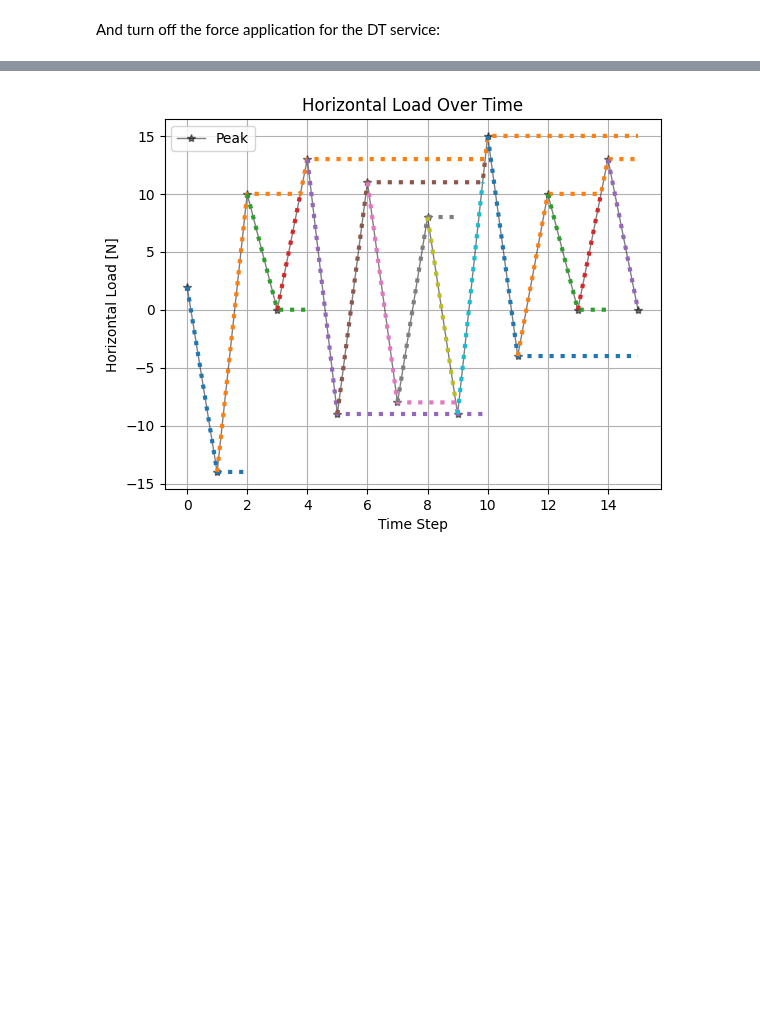
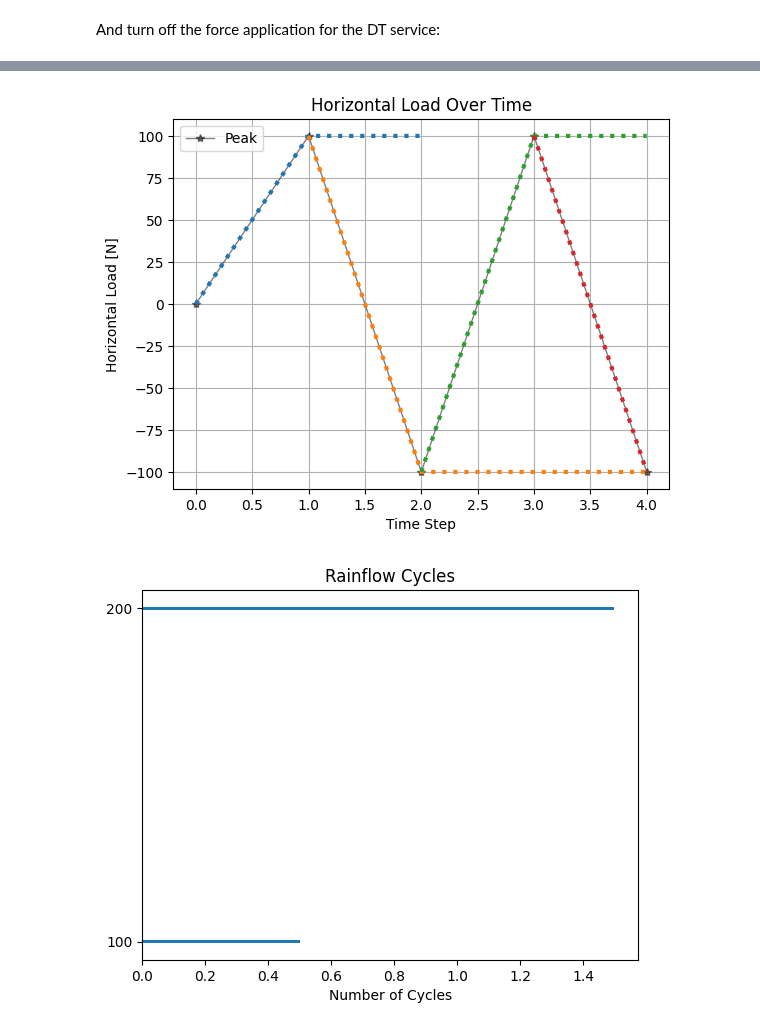
Before and after one commit to Lonthre/hybrid-test-bench, a Jupyter notebook: PT_emulator.ipynb, the cells around one changed output, grey strips where cells are left out. Cells and saved outputs as stored; diff of their text form; code cells hidden in the pictures; blank space fills up the shorter version.

```diff
--- a/PT_emulator.ipynb
+++ b/PT_emulator.ipynb
@@ -943,6 +950,7 @@ import matplotlib.pyplot as plt
 plt.set_loglevel(level='warning')
 
 peaks = [2, -14, 10, 0, 13, -9, 11, -8, 8, -9, 15, -4, 10, 0, 13, 0]
+peaks = [0, 100, -100, 100, -100]
 # Create an instance of the RFCA class and run the counter
 
 rfca = RFCA.RFCA(peaks)
@@ -957,4 +965,5 @@ print(cycles)
 print(sum([cycle[1] for cycle in cycles]))
 
 rfca.plot_flows()
+rfca.plot_cycles()
 # %% [output]
@@ -965 +980,2 @@ rfca.plot_flows()
-[figure, old version]
+[figure, new version]
+[figure, added]
```
Also changed, not shown: parts of 6 cells of this notebook, 3 other files.
